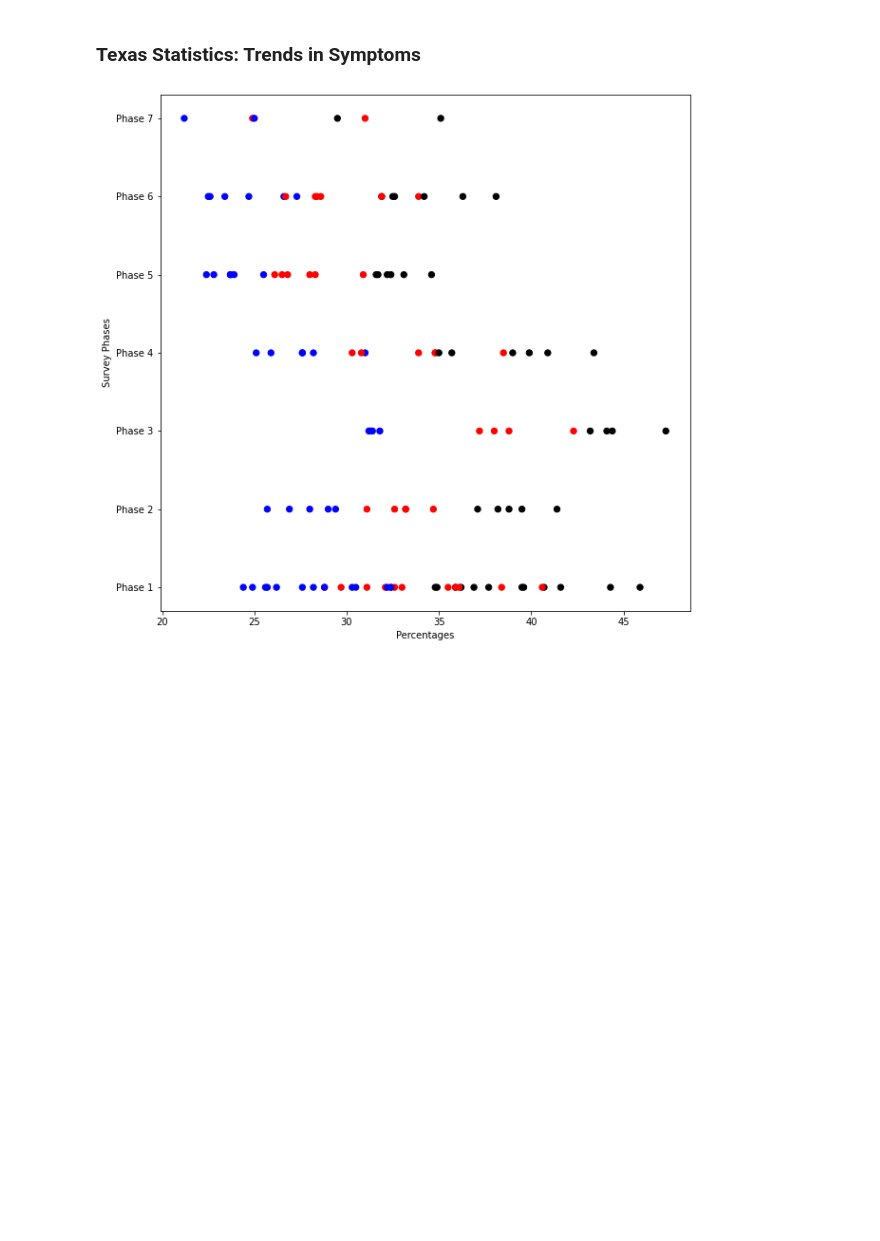
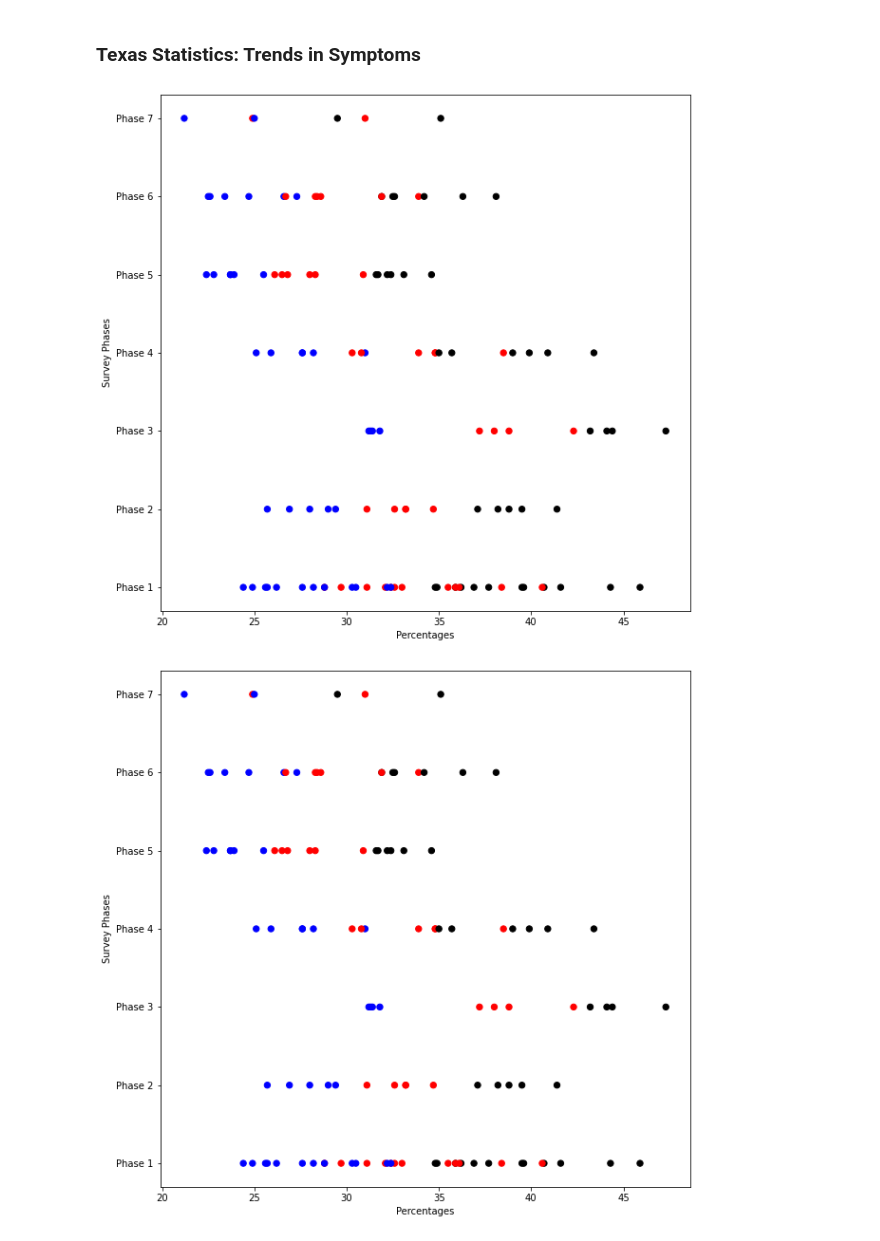
Before and after one commit to lmm2020/EDA-Projects, a Jupyter notebook: EDA_anxiety.ipynb, the cells around one changed output. Saved outputs shown, nothing was run; the diff lists cells and outputs as text; code cells hidden in the pictures; blank space fills up the shorter version.

```diff
--- a/EDA_anxiety.ipynb
+++ b/EDA_anxiety.ipynb
@@ -455,0 +473,4 @@ clean_df
+# %%
+states_only = clean_df[clean_df['Group'] == 'By State']
+
+states_only
@@ -492,2 +567,6 @@ plt.show()
 # %% [markdown]
 ## Texas Statistics
+# %%
+states_only_texas_subgroup = states_only[states_only['Subgroup'] == 'Texas']
+
+states_only_texas_subgroup.head(3)
@@ -521,4 +605,21 @@ colors = ['Red','Blue','Black']
 tx_indicator_colors = np.select(color_conditions, colors)
 # %% [markdown]
 ### Texas Statistics: Trends in Symptoms
+# %%
+#STATES ONLY TEXAS SUBGROUP = STATES ONLY DF [SUBGROUP] == TEXAS
+
+#plot figure size
+plt.figure(figsize= (10, 10))
+
+#tell it which values to plot
+plt.scatter(x = states_only_texas_subgroup['Value'], y = states_only_texas_subgroup['Phases'], s= 40, c= tx_indicator_colors)
+
+#axis labels
+plt.xlabel("Percentages")
+plt.ylabel("Survey Phases")
+
+#display plot
+plt.show()
+# %% [output]
+[figure, added]
 # %%
```
Also changed, not shown: parts of 13 cells of this notebook.
